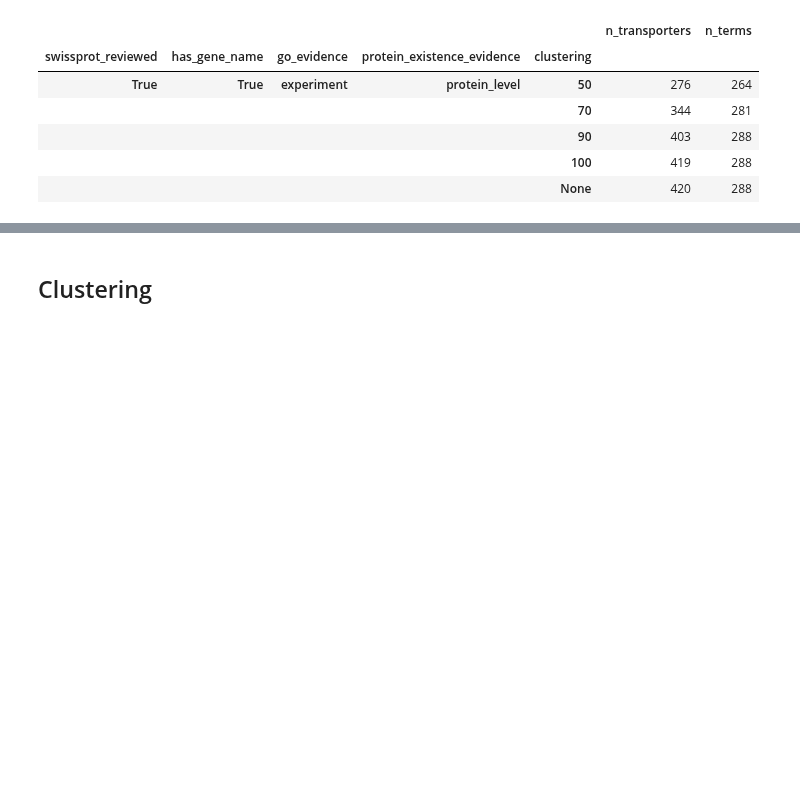
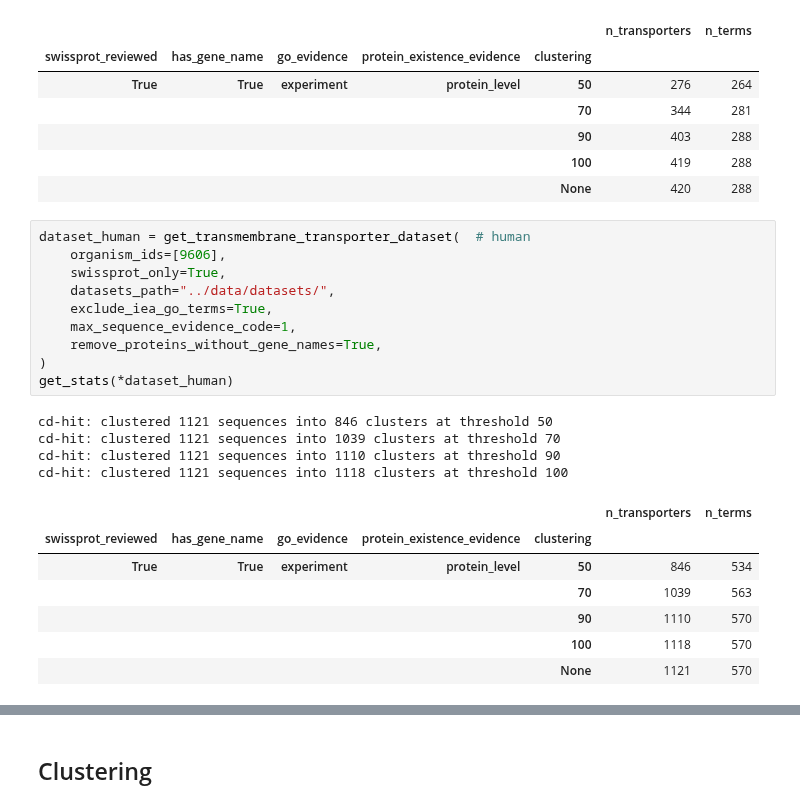
Before and after one commit to adenger/subpred_dl, a Jupyter notebook: notebooks/svm_tests.ipynb, the cells around one changed output, grey strips where cells are left out. Drawn from its saved outputs; the diff is of its cells as text; blank space fills up the shorter version.

```diff
--- a/notebooks/svm_tests.ipynb
+++ b/notebooks/svm_tests.ipynb
@@ -52,3 +71,25 @@ cd-hit: clustered 420 sequences into 419 clusters at threshold 100
 |  |  |  |  | 90 | 403 | 288 |
 |  |  |  |  | 100 | 419 | 288 |
 |  |  |  |  | None | 420 | 288 |
+# %%
+dataset_human = get_transmembrane_transporter_dataset(  # human
+    organism_ids=[9606],
+    swissprot_only=True,
+    datasets_path="../data/datasets/",
+    exclude_iea_go_terms=True,
+    max_sequence_evidence_code=1,
+    remove_proteins_without_gene_names=True,
+)
+get_stats(*dataset_human)
+# %% [output]
+cd-hit: clustered 1121 sequences into 846 clusters at threshold 50
+cd-hit: clustered 1121 sequences into 1039 clusters at threshold 70
+cd-hit: clustered 1121 sequences into 1110 clusters at threshold 90
+cd-hit: clustered 1121 sequences into 1118 clusters at threshold 100
+|  |  |  |  |  | n_transporters | n_terms |
+| swissprot_reviewed | has_gene_name | go_evidence | protein_existence_evidence | clustering |  |  |
+| True | True | experiment | protein_level | 50 | 846 | 534 |
+|  |  |  |  | 70 | 1039 | 563 |
+|  |  |  |  | 90 | 1110 | 570 |
+|  |  |  |  | 100 | 1118 | 570 |
+|  |  |  |  | None | 1121 | 570 |
```
Also changed, not shown: parts of 21 cells of this notebook, 2 other files.
